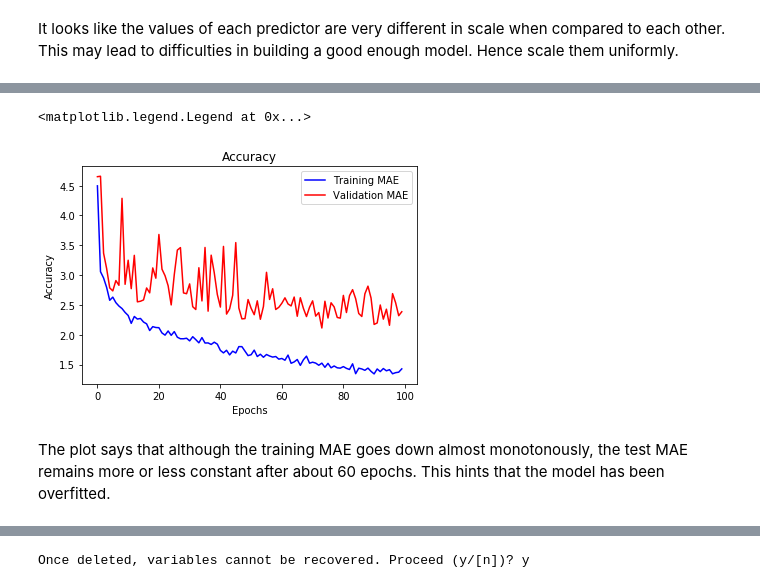
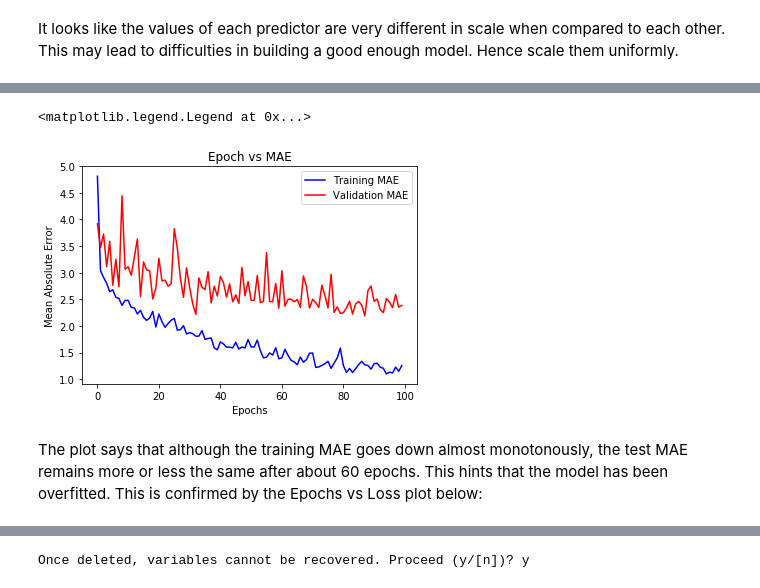
Before and after one commit to joseph-neeraj/AM6016-CA4, a Jupyter notebook: CA4.ipynb, the cells around one changed output, grey strips where cells are left out. Drawn from its saved outputs; the diff is of its cells as text; code cells hidden in the pictures.

```diff
--- a/CA4.ipynb
+++ b/CA4.ipynb
@@ -127,12 +130,12 @@ CRIM    ZN      INDUS   CHAS    NOX     RM      AGE     DIS     RAD     TAX
 # %%
-%time
+%%time
 
 model = keras.models.Sequential()
 model.add(keras.layers.Dense(512, activation=tf.nn.relu, input_shape=(train_x.shape[1],)))
 model.add(keras.layers.Dense(512, activation=tf.nn.relu))
 model.add(keras.layers.Dense(1))
 
-model.compile(optimizer='rmsprop', loss='mean_squared_error', metrics=['mae'])
+model.compile(optimizer='adam', loss='mean_squared_error', metrics=['mae'])
 
 fit_result = model.fit(train_x, train_y, epochs=100, batch_size=1, validation_data=(test_x, test_y))
 # %% [output]
@@ -158,12 +161,13 @@ history = fit_result.history
 # %%
 plt.plot(fit_result.epoch, history['mean_absolute_error'], 'b', label='Training MAE')
 plt.plot(fit_result.epoch, history['val_mean_absolute_error'], 'r', label='Validation MAE')
-plt.title('Accuracy')
+plt.title('Epoch vs MAE')
 plt.xlabel('Epochs')
-plt.ylabel('Accuracy')
+plt.ylabel('Mean Absolute Error')
 plt.legend()
 # %% [output]
 <matplotlib.legend.Legend at 0x...>
-[figure, old version]
+[figure, new version]
 # %% [markdown]
-The plot says that although the training MAE goes down almost monotonously, the test MAE remains more or less constant after about 60 epochs. This hints that the model has been overfitted.
+The plot says that although the training MAE goes down almost monotonously, the test MAE remains more or less the same after about 60 epochs. This hints that the model has been overfitted.
+This is confirmed by the Epochs vs Loss plot below:
```
Also changed, not shown: parts of 8 cells of this notebook.
